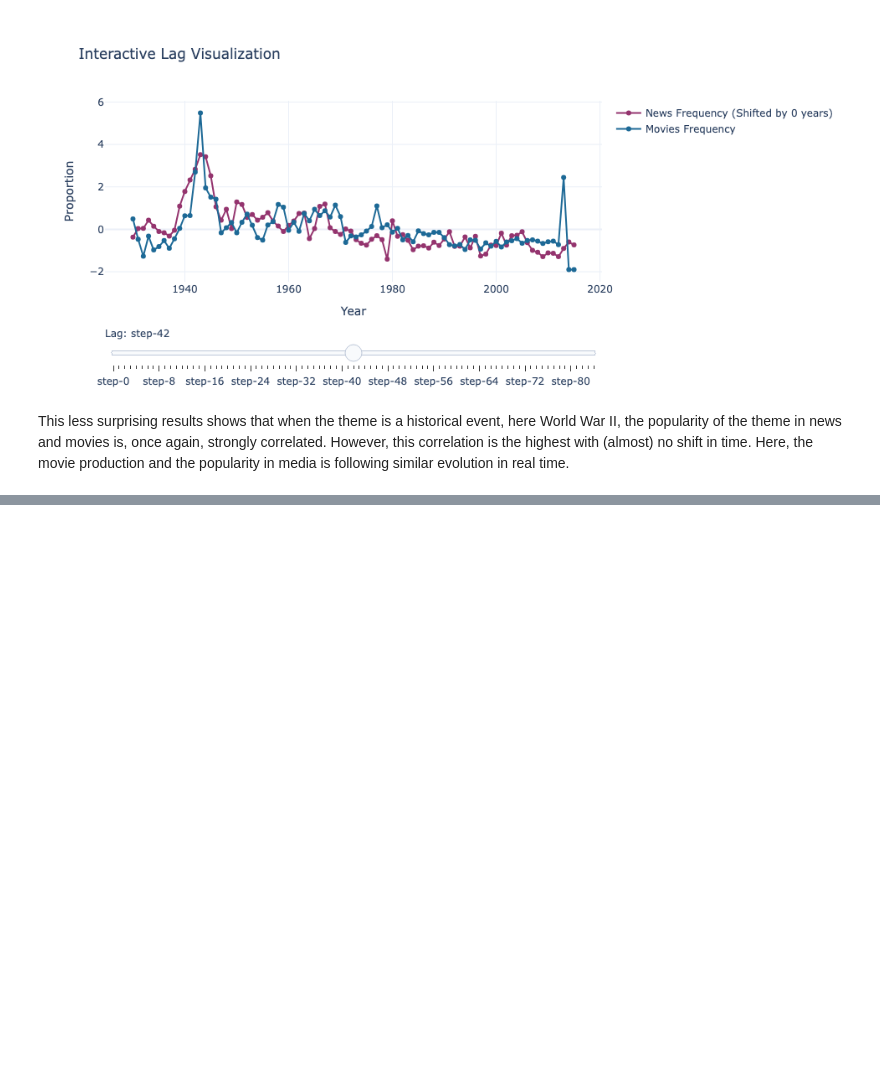
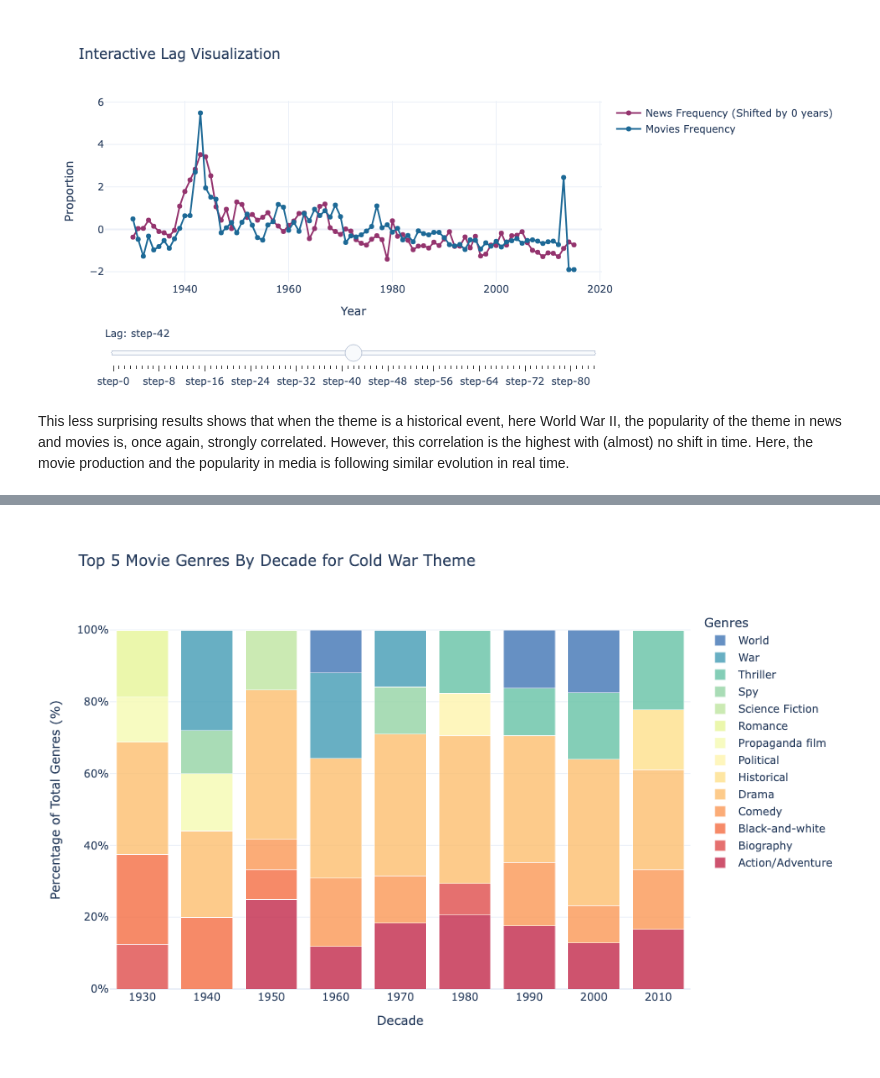
Before and after one commit to epfl-ada/ada-2024-project-astonishingdataavengers24, a Jupyter notebook: results.ipynb, the cells around one changed output, grey strips where cells are left out. Saved outputs shown, nothing was run; the diff lists cells and outputs as text; code cells hidden in the pictures; blank space fills up the shorter version.

```diff
--- a/results.ipynb
+++ b/results.ipynb
@@ -246,0 +299,6 @@ This less surprising results shows that when the theme is a historical event, he
+# %%
+#plot_top_genres_by_decade(df_plot, theme, x=5)
+plot_1 = Image(filename='figures/saved_plots_results/cold_war_top_genres_by_decade.png')
+display(plot_1)
+# %% [output]
+[figure, added]
```
Also changed, not shown: parts of 44 cells of this notebook, 14 other files.
